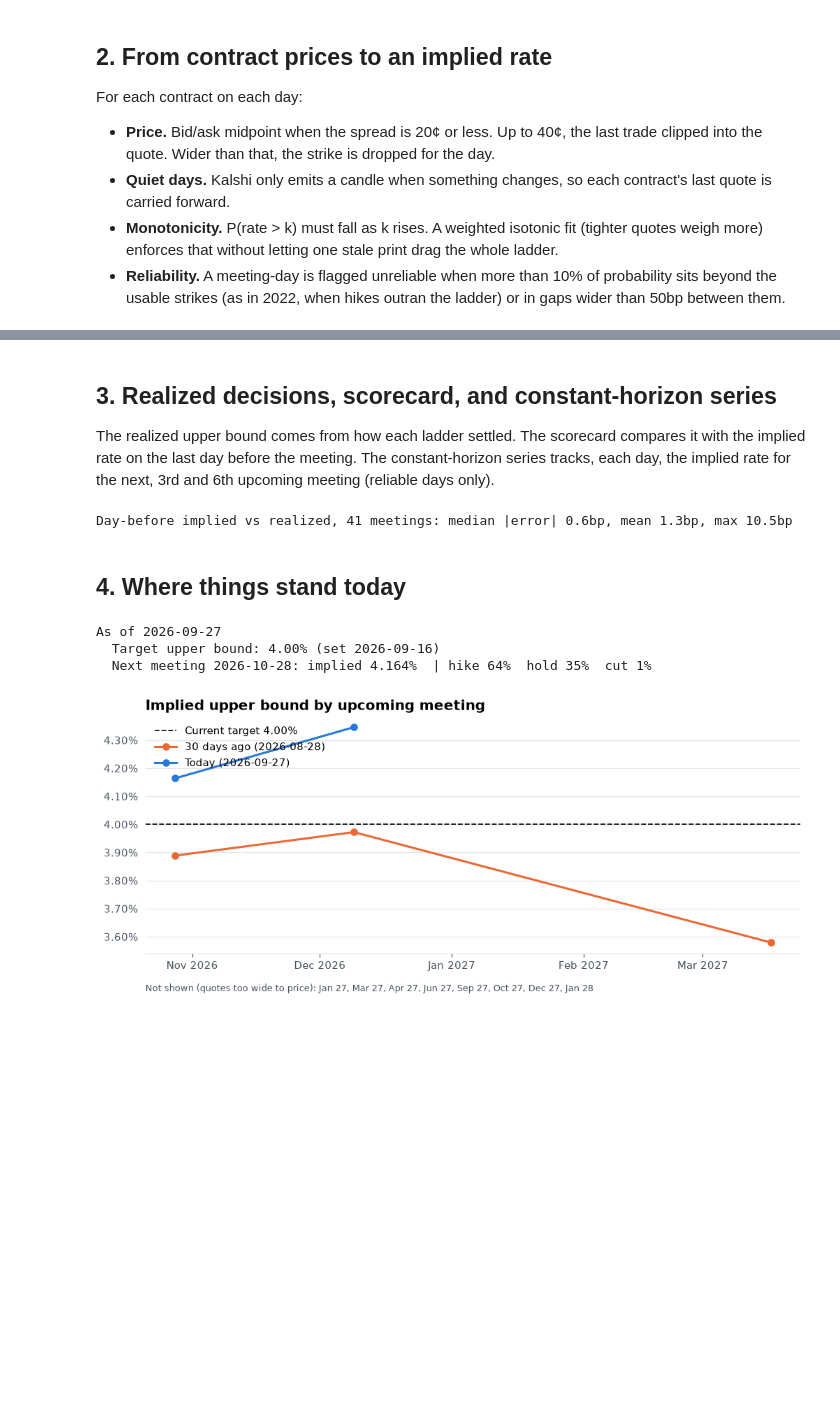
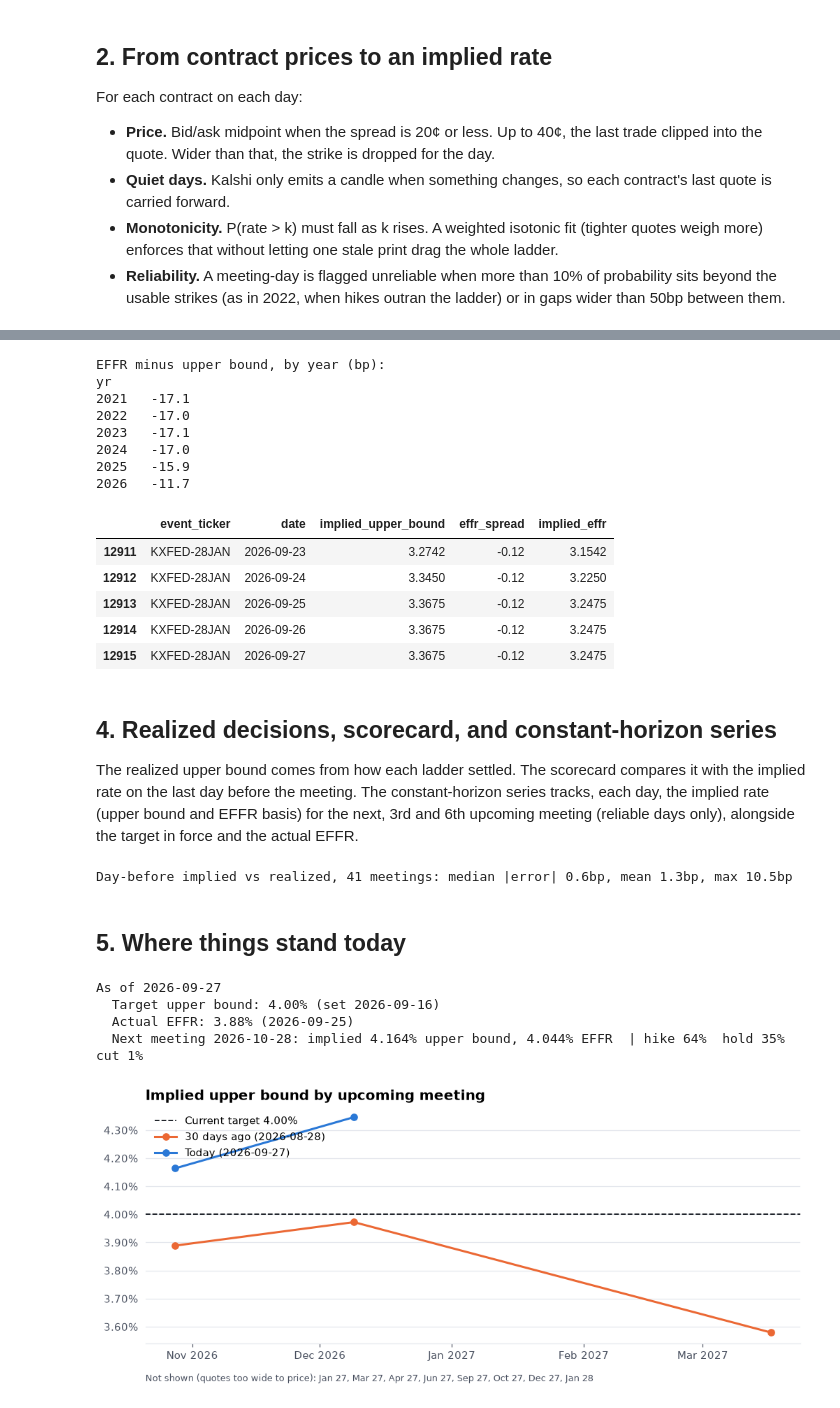
Before and after one commit to vishwesh-V/Macro-Research-in-Prediction-Markets, a Jupyter notebook: kalshi_fed/kalshi_fed_funds.ipynb, the cells around one changed output, grey strips where cells are left out. Saved outputs shown, nothing was run; the diff lists cells and outputs as text; code cells hidden in the pictures; blank space fills up the shorter version.

```diff
--- a/kalshi_fed/kalshi_fed_funds.ipynb
+++ b/kalshi_fed/kalshi_fed_funds.ipynb
@@ -225,7 +233,48 @@ rates.tail()
+# %%
+def fred(series):
+    url = f"https://fred.stlouisfed.org/graph/fredgraph.csv?id={series}&cosd=2021-01-01"
+    with urllib.request.urlopen(url, timeout=30, context=SSL_CTX) as resp:
+        d = pd.read_csv(io.StringIO(resp.read().decode()))
+    d.columns = ["date", series]
+    d[series] = pd.to_numeric(d[series], errors="coerce")
+    return d
+
+
+fred_path = DATA / "fred_effr.csv"
+if REFRESH or not fred_path.exists():
+    fred("EFFR").merge(fred("DFEDTARU"), on="date", how="outer").sort_values("date").to_csv(fred_path, index=False)
+fr = pd.read_csv(fred_path)
+fr["gap"] = fr.EFFR - fr.DFEDTARU
+all_days = pd.date_range(fr.date.min(), max(fr.date.max(), rates.date.max())).strftime("%Y-%m-%d")
+gap = fr.dropna(subset=["gap"]).set_index("date").gap.rolling(20, min_periods=5).median().reindex(all_days).ffill()
+effr = fr.set_index("date").EFFR.reindex(all_days)
+
+rates["effr_spread"] = rates.date.map(gap).round(4)
+rates["implied_effr"] = (rates.implied_upper_bound + rates.effr_spread).round(4)
+rates.to_csv(DATA / "implied_rate_daily.csv", index=False)
+
+print("EFFR minus upper bound, by year (bp):")
+print((fr.assign(yr=fr.date.str[:4]).groupby("yr").gap.mean() * 100).round(1).to_string())
+rates[["event_ticker", "date", "implied_upper_bound", "effr_spread", "implied_effr"]].tail()
+# %% [output]
+EFFR minus upper bound, by year (bp):
+yr
+2021   -17.1
+2022   -17.0
+2023   -17.1
+2024   -17.0
+2025   -15.9
+2026   -11.7
+|  | event_ticker | date | implied_upper_bound | effr_spread | implied_effr |
+| 12911 | KXFED-28JAN | 2026-09-23 | 3.2742 | -0.12 | 3.1542 |
+| 12912 | KXFED-28JAN | 2026-09-24 | 3.3450 | -0.12 | 3.2250 |
+| 12913 | KXFED-28JAN | 2026-09-25 | 3.3675 | -0.12 | 3.2475 |
+| 12914 | KXFED-28JAN | 2026-09-26 | 3.3675 | -0.12 | 3.2475 |
+| 12915 | KXFED-28JAN | 2026-09-27 | 3.3675 | -0.12 | 3.2475 |
 # %% [markdown]
-## 3. Realized decisions, scorecard, and constant-horizon series
+## 4. Realized decisions, scorecard, and constant-horizon series
 
-The realized upper bound comes from how each ladder settled. The scorecard compares it with the implied rate on the last day before the meeting. The constant-horizon series tracks, each day, the implied rate for the next, 3rd and 6th upcoming meeting (reliable days only).
+The realized upper bound comes from how each ladder settled. The scorecard compares it with the implied rate on the last day before the meeting. The constant-horizon series tracks, each day, the implied rate (upper bound and EFFR basis) for the next, 3rd and 6th upcoming meeting (reliable days only), alongside the target in force and the actual EFFR.
 # %%
 settled = markets[markets.result.isin(["yes", "no"])]
 realized = (settled.groupby(["event_ticker", "meeting_date"])
@@ -266,7 +317,7 @@ print(f"Day-before implied vs realized, {len(scorecard)} meetings: "
 # %% [output]
 Day-before implied vs realized, 41 meetings: median |error| 0.6bp, mean 1.3bp, max 10.5bp
 # %% [markdown]
-## 4. Where things stand today
+## 5. Where things stand today
 # %%
 asof = rates.date.max()
 target = realized[realized.meeting_date <= asof].iloc[-1]
@@ -278,12 +329,14 @@ hike = sum(v for k, v in dist.items() if val(k) > T + 1e-9)
 cut = sum(v for k, v in dist.items() if val(k) < T - 1e-9)
 print(f"As of {asof}")
 print(f"  Target upper bound: {T:.2f}% (set {target.meeting_date})")
-print(f"  Next meeting {nxt.meeting_date}: implied {nxt.implied_upper_bound:.3f}%  "
+print(f"  Actual EFFR: {fr.dropna(subset=['EFFR']).EFFR.iloc[-1]:.2f}% ({fr.dropna(subset=['EFFR']).date.iloc[-1]})")
+print(f"  Next meeting {nxt.meeting_date}: implied {nxt.implied_upper_bound:.3f}% upper bound, {nxt.implied_effr:.3f}% EFFR  "
       f"| hike {hike:.0%}  hold {1 - hike - cut:.0%}  cut {cut:.0%}")
 # %% [output]
 As of 2026-09-27
   Target upper bound: 4.00% (set 2026-09-16)
-  Next meeting 2026-10-28: implied 4.164%  | hike 64%  hold 35%  cut 1%
+  Actual EFFR: 3.88% (2026-09-25)
+  Next meeting 2026-10-28: implied 4.164% upper bound, 4.044% EFFR  | hike 64%  hold 35%  cut 1%
 # %%
 # Shared chart style: thin lines, recessive grid, colorblind-validated palette.
 C = {"s1": "#2a78d6", "s2": "#eb6834", "s3": "#1baf7a", "ink": "#11151c", "ink2": "#4a5160", "grid": "#e3e6ec"}
```
Also changed, not shown: parts of 9 cells of this notebook, 9 other files.
